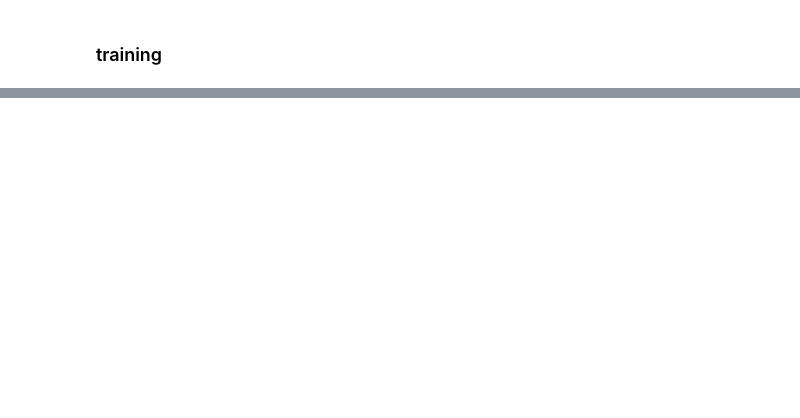
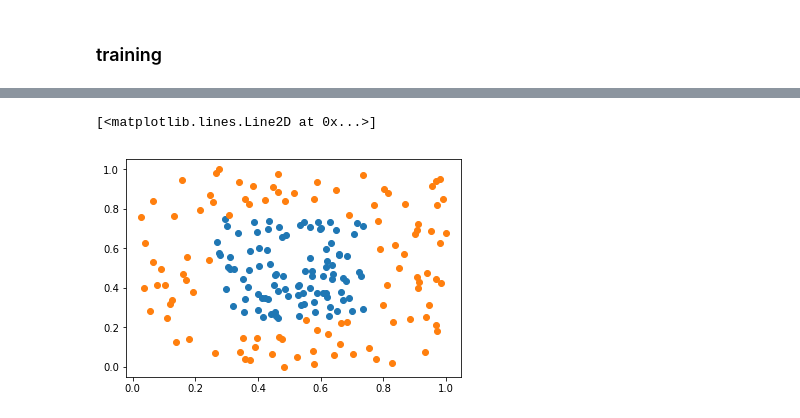
Before and after one commit to zfreedman/tfnn, a Jupyter notebook: code/simple_nn/Untitled.ipynb, the cells around one changed output, grey strips where cells are left out. Cells and saved outputs as stored; diff of their text form; code cells hidden in the pictures; blank space fills up the shorter version.

```diff
--- a/code/simple_nn/Untitled.ipynb
+++ b/code/simple_nn/Untitled.ipynb
@@ -350,0 +403,9 @@ dnn_model.train(input_fn=)
+# %%
+input_fn_dnn_pred = tf.estimator.inputs.pandas_input_fn(
+    x=x_test,
+    batch_size=batch_size,
+    num_epochs=1,
+    shuffle=False
+)
+dnn_preds = list(dnn_model.predict(input_fn=input_fn_dnn_pred))
+dnn_preds
@@ -350,0 +431,3 @@ dnn_model.train(input_fn=)
+# %%
+dnn_preds_simple = list(map(lambda x: int(x["classes"][0].decode()), dnn_preds))
+dnn_preds_simple
@@ -350,0 +455,6 @@ dnn_model.train(input_fn=)
+# %%
+df_dnn = pd.concat([x_test, y_test], axis=1)
+df_dnn.columns = ["x", "y", "real"]
+df_dnn = df_dnn.reset_index(drop=True)
+df_dnn["pred"] = dnn_preds_simple
+df_dnn.head(20)
@@ -350,0 +479,13 @@ dnn_model.train(input_fn=)
+# %%
+dnn_real0 = df_dnn[df_dnn["real"] == 0]
+dnn_real1 = df_dnn[df_dnn["real"] == 1]
+dnn_pred0 = df_dnn[df_dnn["pred"] == 0]
+dnn_pred1 = df_dnn[df_dnn["pred"] == 1]
+# %%
+#plotting real
+plt.plot(dnn_real0["x"], dnn_real0["y"], "o", label="class0")
+plt.plot(dnn_real1["x"], dnn_real1["y"], "o", label="class1")
+# plt.legend()
+# %% [output]
+[<matplotlib.lines.Line2D at 0x...>]
+[figure, added]
```
Also changed, not shown: parts of 12 cells of this notebook.
